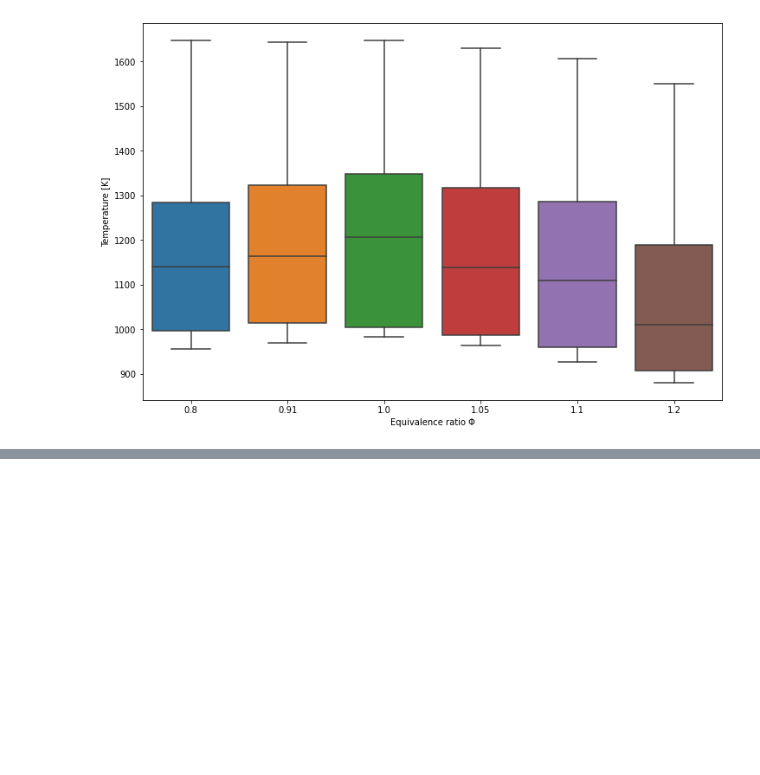
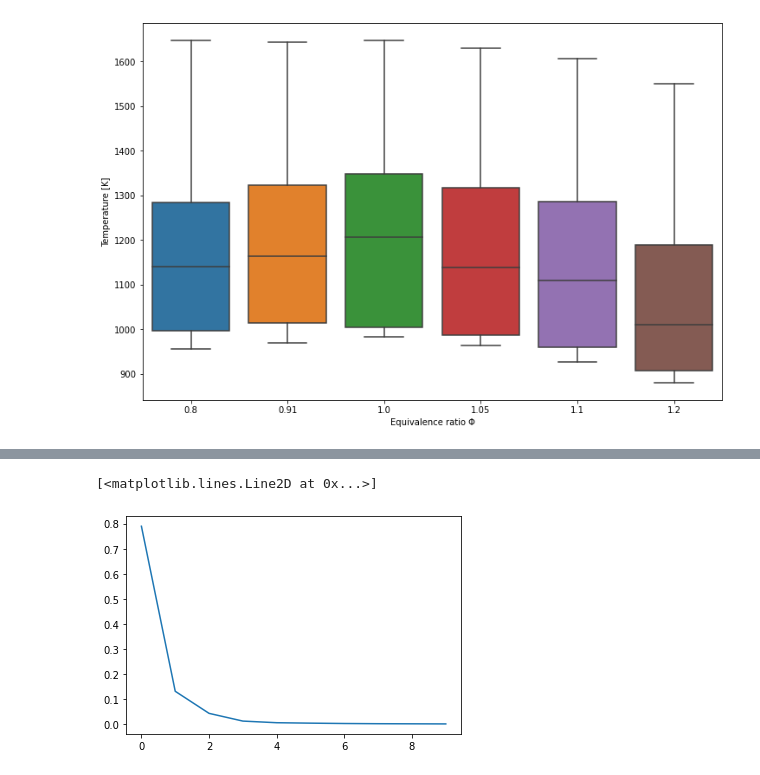
Before and after one commit to alesspiscopo/Data-Driven-MILD, a Jupyter notebook: Benzene.ipynb, the cells around one changed output, grey strips where cells are left out. Drawn from its saved outputs; the diff is of its cells as text; code cells hidden in the pictures; blank space fills up the shorter version.

```diff
--- a/Benzene.ipynb
+++ b/Benzene.ipynb
@@ -155,0 +165,9 @@ Text(0, 0.5, 'Temperature [K]')
+# %%
+#ds = df.to_numpy()
+#benz = ds[:,0]
+#T_data = ds[:,2:]
+df_std = (df-np.mean(df,axis=0))/np.std(df,axis=0)
+df_std.head()
+
+#benz_std = (benz - np.mean(benz, axis=0)) / np.std(benz, axis=0)
+#T_std = (T_data - np.mean(T_data, axis=0)) / np.std(T_data, axis=0)
@@ -155,0 +193,16 @@ Text(0, 0.5, 'Temperature [K]')
+# %%
+from sklearn.decomposition import PCA
+
+ds_std = df_std.to_numpy()
+
+pca_std = PCA(n_components=10)
+pca_std.fit(ds_std)
+A_std = pca_std.components_.T
+L_std = pca_std.explained_variance_ratio_
+Z_std = ds_std @ A_std
+explained_var_ratio = pca_std.explained_variance_ratio_
+
+plt.plot(explained_var_ratio)
+# %% [output]
+[<matplotlib.lines.Line2D at 0x...>]
+[figure, added]
```
Also changed, not shown: parts of 12 cells of this notebook.
